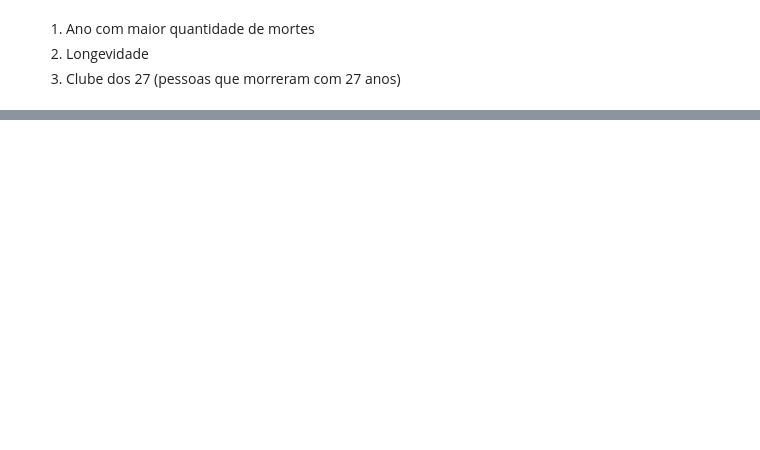
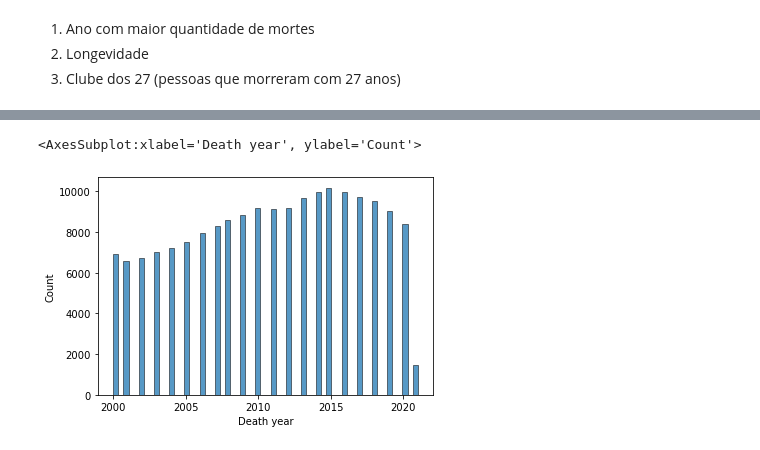
Before and after one commit to alvesgabriel/lets-code-analytics-modulo-1, a Jupyter notebook: longevity.ipynb, the cells around one changed output, grey strips where cells are left out. Cells and saved outputs as stored; diff of their text form; code cells hidden in the pictures; blank space fills up the shorter version.

```diff
--- a/longevity.ipynb
+++ b/longevity.ipynb
@@ -108,21 +107 @@ Non-Binary; Intersex                                   1
 Name: Gender, dtype: int64
-# %%
-#Adicionando demais Generos na condição Outros
-df.loc[df['Gender'] == 'Transgender Female', 'Gender'] = 'Outros'
-df.loc[df['Gender'] == 'Transgender Male', 'Gender'] = 'Outros'
-df.loc[df['Gender'] == 'Eunuch; Male', 'Gender'] = 'Outros'
-df.loc[df['Gender'] == 'Intersex', 'Gender'] = 'Outros'
-df.loc[df['Gender'] == 'Female; Male', 'Gender'] = 'Outros'
-df.loc[df['Gender'] == 'Eunuch', 'Gender'] = 'Outros'
-df.loc[df['Gender'] == 'Transgender Male; Female', 'Gender'] = 'Outros'
-df.loc[df['Gender'] == 'Non-Binary', 'Gender'] = 'Outros'
-df.loc[df['Gender'] == 'Intersex; Male', 'Gender'] = 'Outros'
-df.loc[df['Gender'] == 'Transgender Female; Male', 'Gender'] = 'Outros'
-df.loc[df['Gender'] == 'Transgender Person; Intersex; Transgender Male', 'Gender'] = 'Outros'
-df.loc[df['Gender'] == 'Non-Binary; Intersex', 'Gender'] = 'Outros'
-df.loc[df['Gender'] == 'Intersex; Female', 'Gender'] = 'Outros'
-df.loc[df['Gender'] == 'Transgender Female; Female', 'Gender'] = 'Outros'
-df.loc[df['Gender'] == 'Intersex; Transgender Male', 'Gender'] = 'Outros'
-df.loc[df['Gender'] == 'Transgender Female; Intersex', 'Gender'] = 'Outros'
-df.loc[df['Gender'] == 'Transgender Male; Male', 'Gender'] = 'Outros'
-df.loc[df['Gender'] == 'Female; Female', 'Gender'] = 'Outros'
@@ -130,0 +108,4 @@ df.loc[df['Gender'] == 'Female; Female', 'Gender'] = 'Outros'
+# %%
+#Adicionando demais Generos na condição Outros
+gender_others = (df['Gender'] != 'Male') & (df['Gender'] != 'Female')
+df.loc[gender_others, 'Gender'] = 'Others'
@@ -130,0 +136,5 @@ df.loc[df['Gender'] == 'Female; Female', 'Gender'] = 'Outros'
+# %%
+sns.histplot(df[df['Death year']>= 2000]['Death year'])
+# %% [output]
+<AxesSubplot:xlabel='Death year', ylabel='Count'>
+[figure, added]
```
Also changed, not shown: parts of 19 cells of this notebook.
